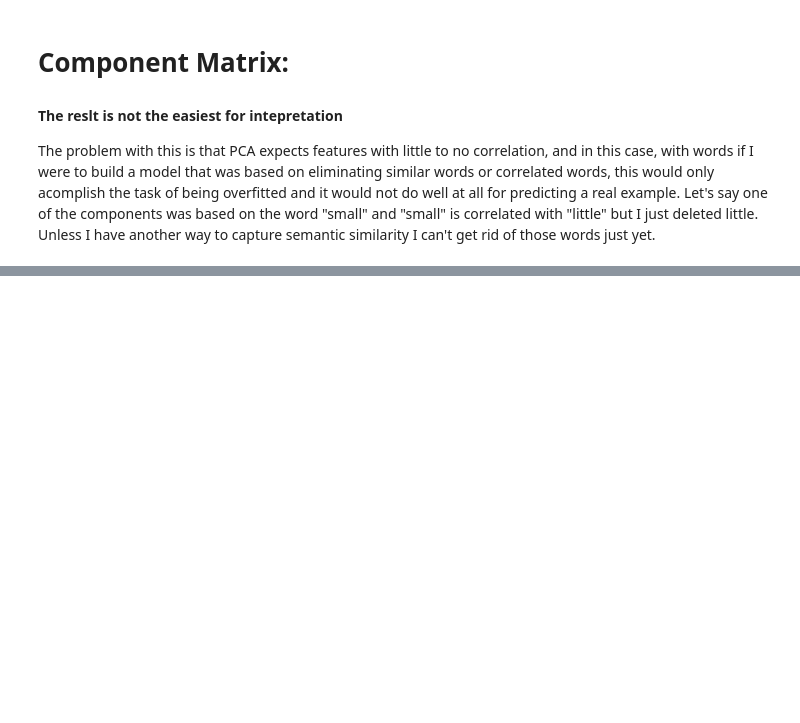
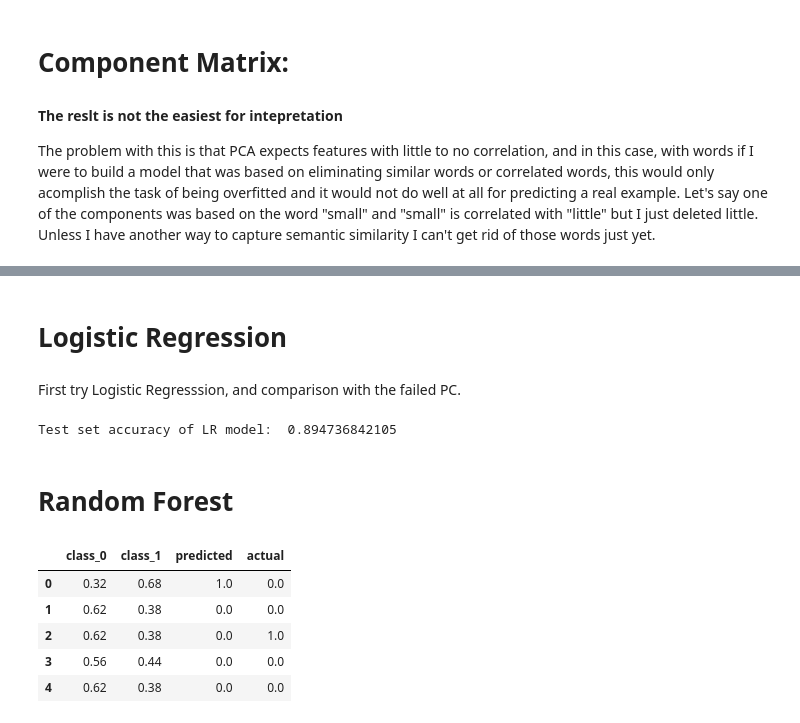
Before and after one commit to caromedellin/Python-notes, a Jupyter notebook: exploratory-data-analysis/column-clean-methods.ipynb, the cells around one changed output, grey strips where cells are left out. Saved outputs shown, nothing was run; the diff lists cells and outputs as text; code cells hidden in the pictures; blank space fills up the shorter version.

Commit message:
Logistic Regression

```diff
--- a/exploratory-data-analysis/column-clean-methods.ipynb
+++ b/exploratory-data-analysis/column-clean-methods.ipynb
@@ -497,0 +488,4 @@ component_matrix.head()
+# %% [markdown]
+# Logistic Regression
+# %% [markdown]
+First try Logistic Regresssion, and comparison with the failed PC.
@@ -497,0 +499,36 @@ component_matrix.head()
+# %%
+X = capitol_words[capitol_words.columns.tolist()[836:]]
+y = capitol_words["R"]
+X_train, X_test, y_train, y_test = train_test_split(X, y, test_size=0.3,random_state=1)
+
+lr = LogisticRegression(C=1e9)
+lr.fit(X_train,y_train)
+y_test_pred = lr.predict(X_test)
+
+print "Test set accuracy of LR model: ",metrics.accuracy_score(y_test, y_test_pred)
+# %% [output]
+Test set accuracy of LR model:  0.894736842105
+# %% [markdown]
+# Random Forest
+# %%
+rf = RandomForestClassifier(n_estimators=100)
+rf.fit(X_train,y_train)
+
+predicted_probs_rf = rf.predict_proba(X_test)
+predictions_rf = rf.predict(X_test)
+
+y_test_rf_df = pd.DataFrame(
+    np.concatenate((
+        predicted_probs_rf,predictions_rf.reshape((predictions_rf.shape[0],-1)),
+        y_test.reshape((y_test.shape[0],-1))),axis=1
+    ),
+    columns = ["class_0","class_1","predicted","actual"])
+
+y_test_rf_df.head()
+# %% [output]
+|  | class_0 | class_1 | predicted | actual |
+| 0 | 0.32 | 0.68 | 1.0 | 0.0 |
+| 1 | 0.62 | 0.38 | 0.0 | 0.0 |
+| 2 | 0.62 | 0.38 | 0.0 | 1.0 |
+| 3 | 0.56 | 0.44 | 0.0 | 0.0 |
+| 4 | 0.62 | 0.38 | 0.0 | 0.0 |
```
Also changed, not shown: parts of 7 cells of this notebook.
